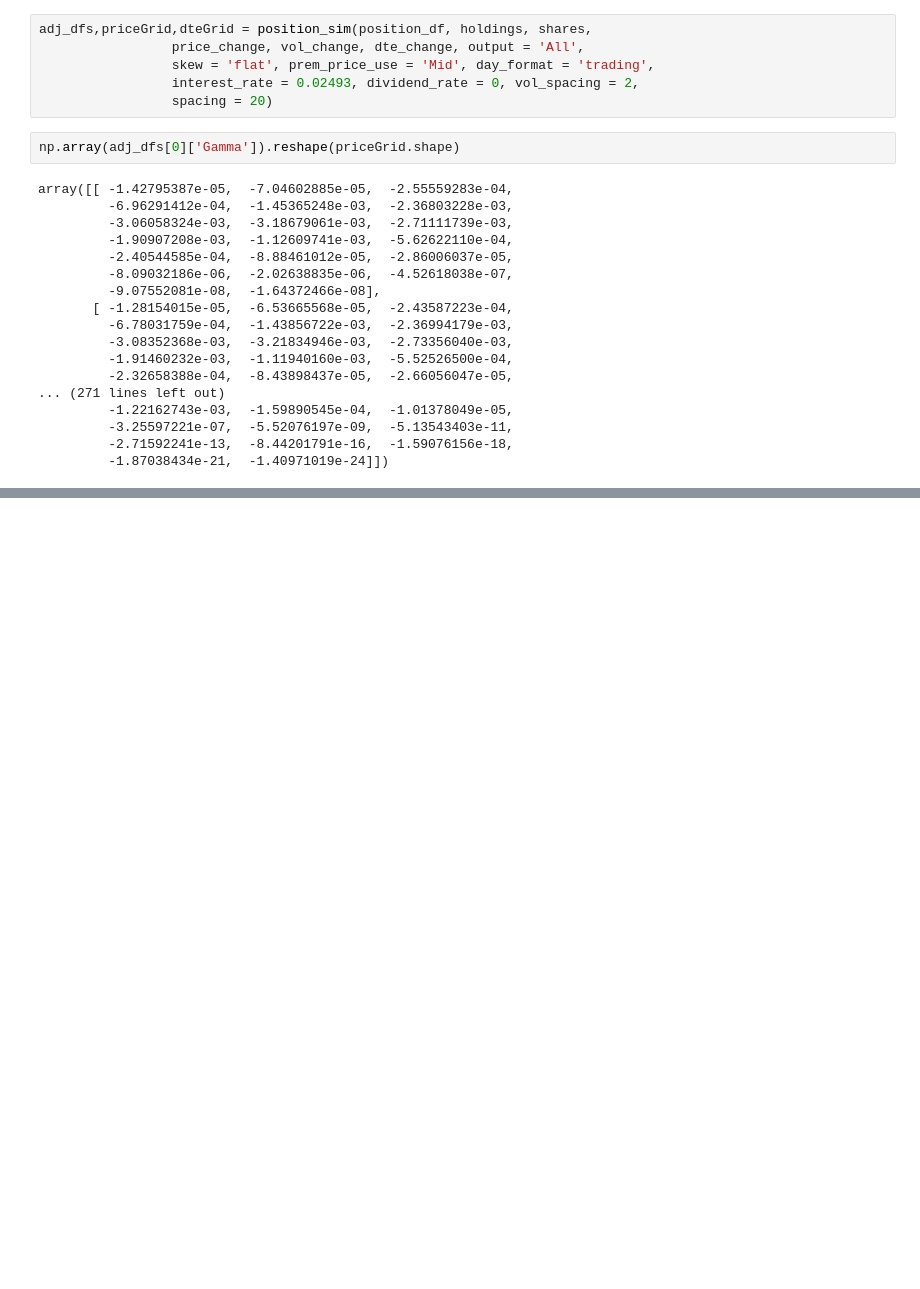
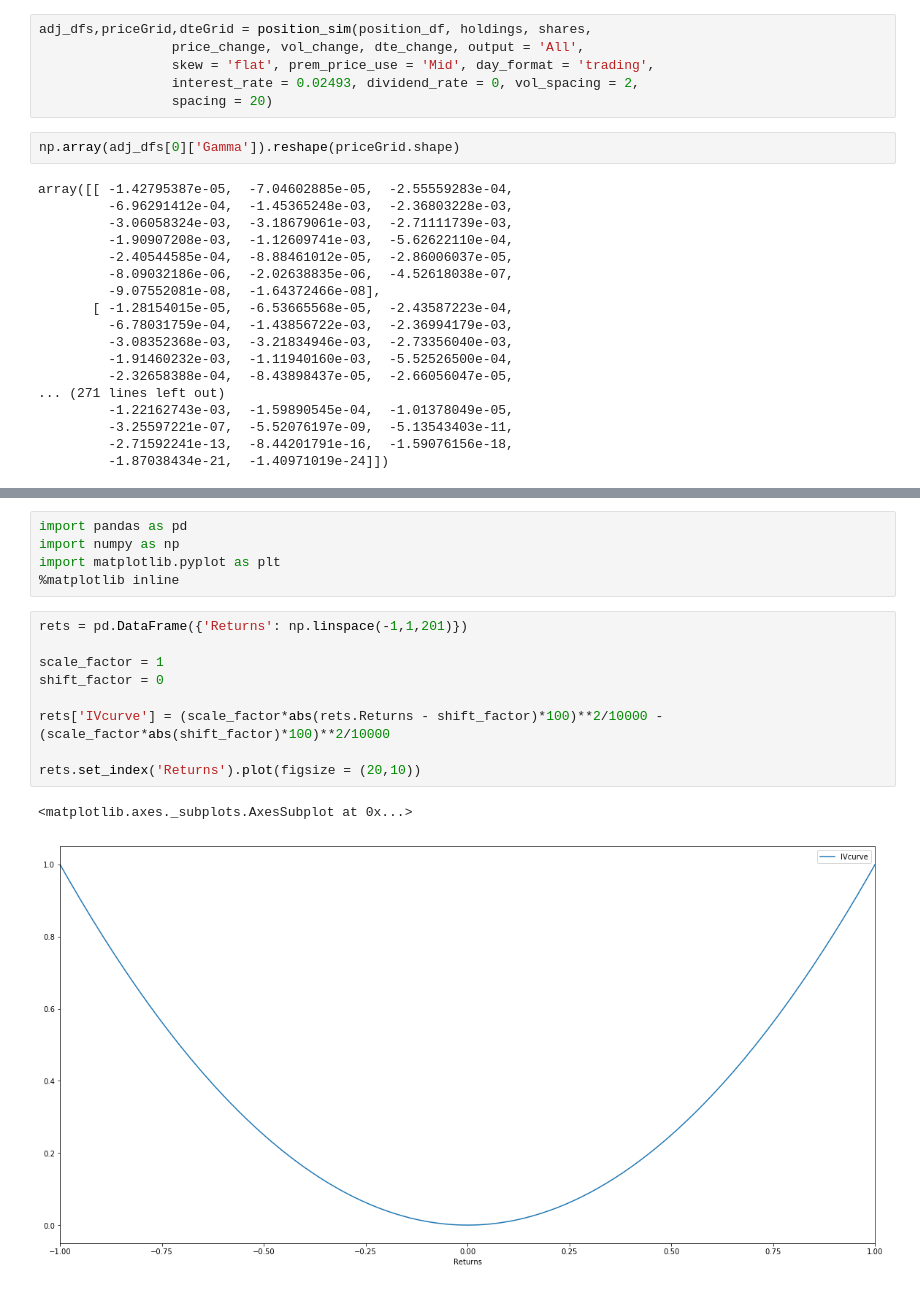
Before and after one commit to auto-d1dact/Trading, a Jupyter notebook: Notebooks/Options Surface Analysis.ipynb, the cells around one changed output, grey strips where cells are left out. Cells and saved outputs as stored; diff of their text form; blank space fills up the shorter version.

```diff
--- a/Notebooks/Options Surface Analysis.ipynb
+++ b/Notebooks/Options Surface Analysis.ipynb
@@ -420,3 +420,20 @@ fig = surface_plot(adj_dfs,priceGrid,dteGrid,vol_change, 'Theta')
 iplot(fig)
 # %% [output]
 [interactive output not drawn]
+# %%
+import pandas as pd
+import numpy as np
+import matplotlib.pyplot as plt
+%matplotlib inline
+# %%
+rets = pd.DataFrame({'Returns': np.linspace(-1,1,201)})
+
+scale_factor = 1
+shift_factor = 0
+
+rets['IVcurve'] = (scale_factor*abs(rets.Returns - shift_factor)*100)**2/10000 - (scale_factor*abs(shift_factor)*100)**2/10000
+
+rets.set_index('Returns').plot(figsize = (20,10))
+# %% [output]
+<matplotlib.axes._subplots.AxesSubplot at 0x...>
+[figure, added]
```
Also changed, not shown: 2 other files.
